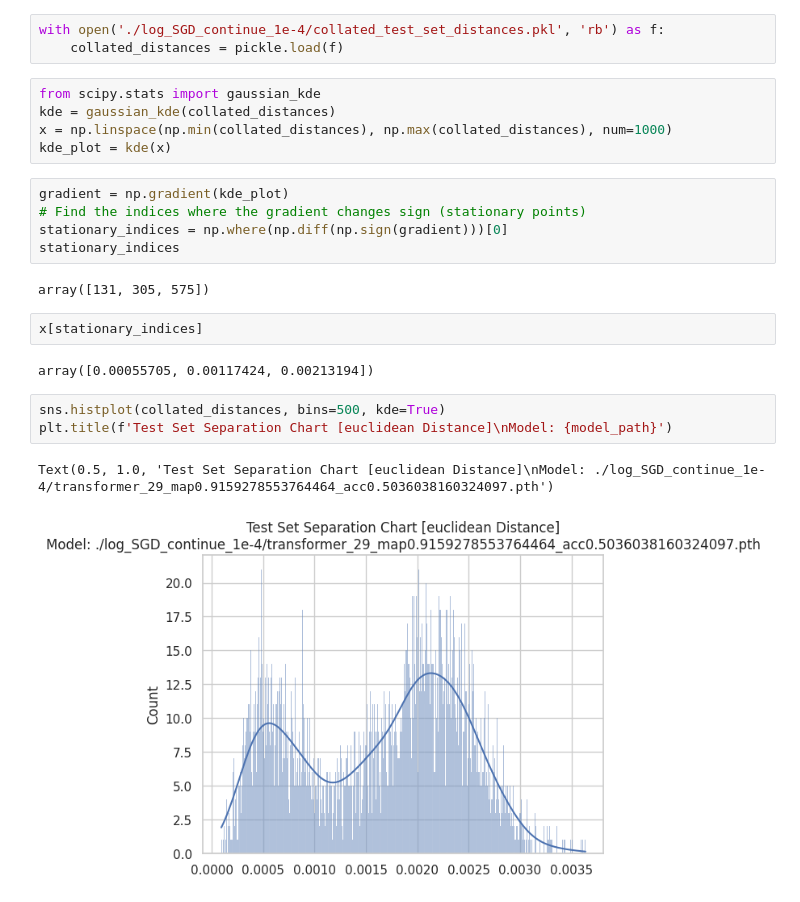
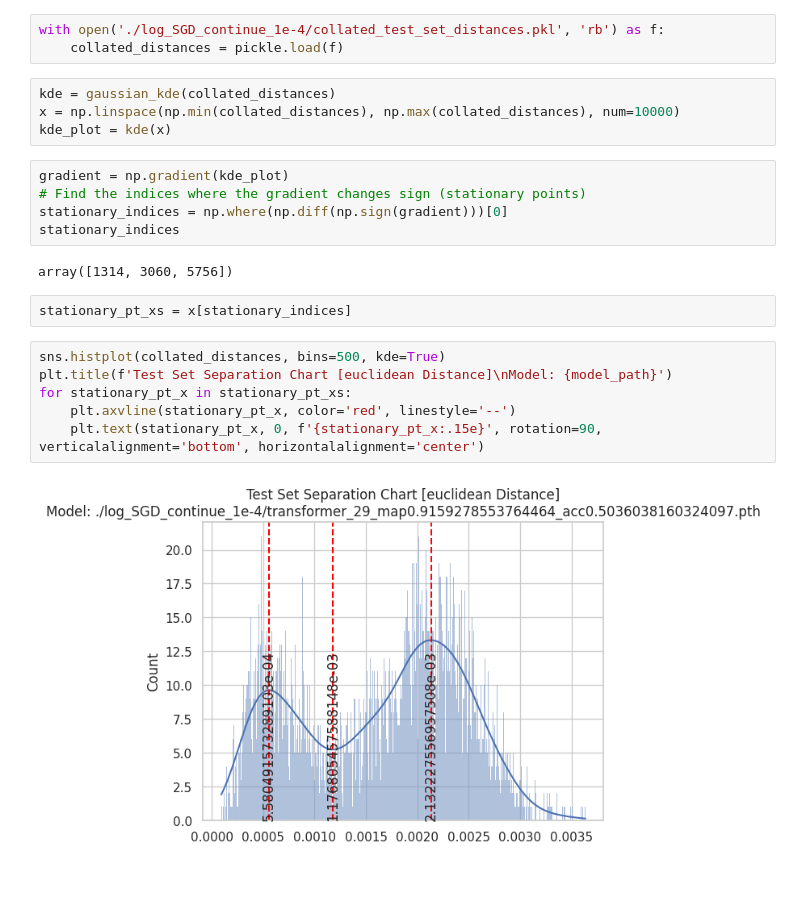
Before and after one commit to aliencaocao/TIL-2023, a Jupyter notebook: CV/SOLIDER-REID/plot_separation_chart_interactive.ipynb, the cells around one changed output. Cells and saved outputs as stored; diff of their text form.

```diff
--- a/CV/SOLIDER-REID/plot_separation_chart_interactive.ipynb
+++ b/CV/SOLIDER-REID/plot_separation_chart_interactive.ipynb
@@ -62,9 +115,8 @@ print(optimal_thresh, accs[max_acc_index], intersection_area)
 with open('./log_SGD_continue_1e-4/collated_test_set_distances.pkl', 'rb') as f:
     collated_distances = pickle.load(f)
 # %%
-from scipy.stats import gaussian_kde
 kde = gaussian_kde(collated_distances)
-x = np.linspace(np.min(collated_distances), np.max(collated_distances), num=1000)
+x = np.linspace(np.min(collated_distances), np.max(collated_distances), num=10000)
 kde_plot = kde(x)
 # %%
 gradient = np.gradient(kde_plot)
@@ -72,14 +124,14 @@ gradient = np.gradient(kde_plot)
 stationary_indices = np.where(np.diff(np.sign(gradient)))[0]
 stationary_indices
 # %% [output]
-array([131, 305, 575])
+array([1314, 3060, 5756])
-# %%
-x[stationary_indices]
-# %% [output]
-array([0.00055705, 0.00117424, 0.00213194])
+# %%
+stationary_pt_xs = x[stationary_indices]
 # %%
 sns.histplot(collated_distances, bins=500, kde=True)
 plt.title(f'Test Set Separation Chart [euclidean Distance]\nModel: {model_path}')
+for stationary_pt_x in stationary_pt_xs:
+    plt.axvline(stationary_pt_x, color='red', linestyle='--')
+    plt.text(stationary_pt_x, 0, f'{stationary_pt_x:.15e}', rotation=90, verticalalignment='bottom', horizontalalignment='center')
 # %% [output]
-Text(0.5, 1.0, 'Test Set Separation Chart [euclidean Distance]\nModel: ./log_SGD_continue_1e-4/transformer_29_map0.9159278553764464_acc0.5036038160324097.pth')
-[figure, old version]
+[figure, new version]
```
Also changed, not shown: parts of 10 cells of this notebook, 1 other file.
